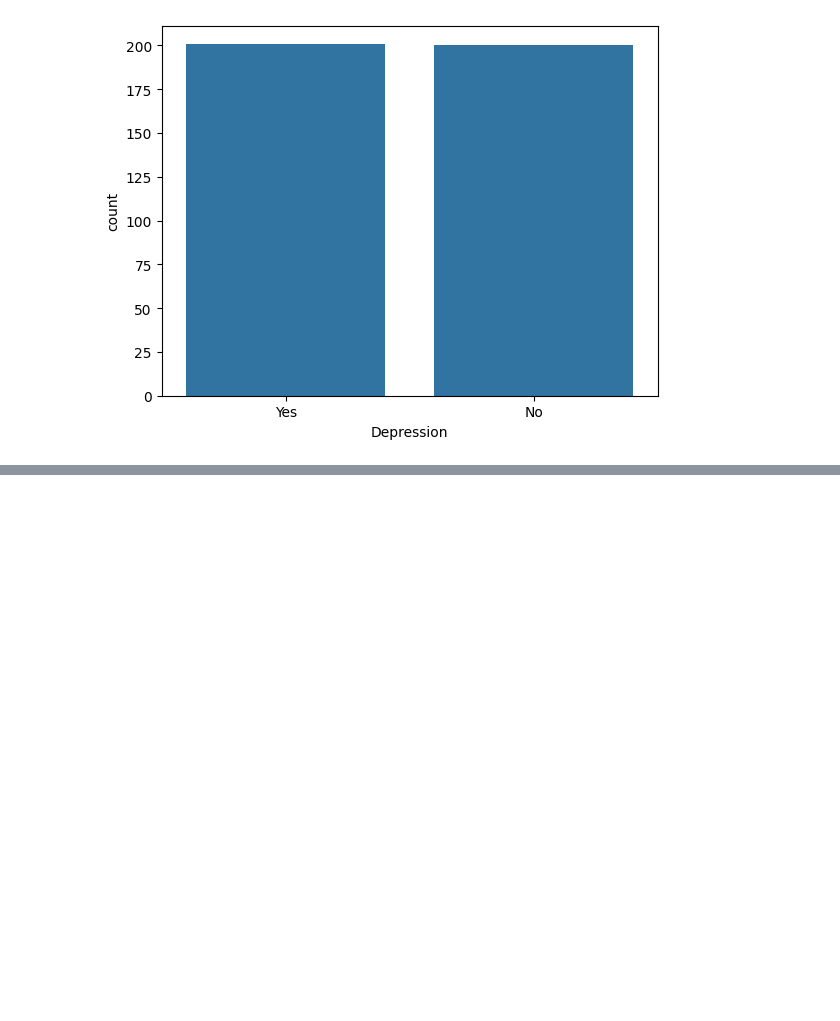
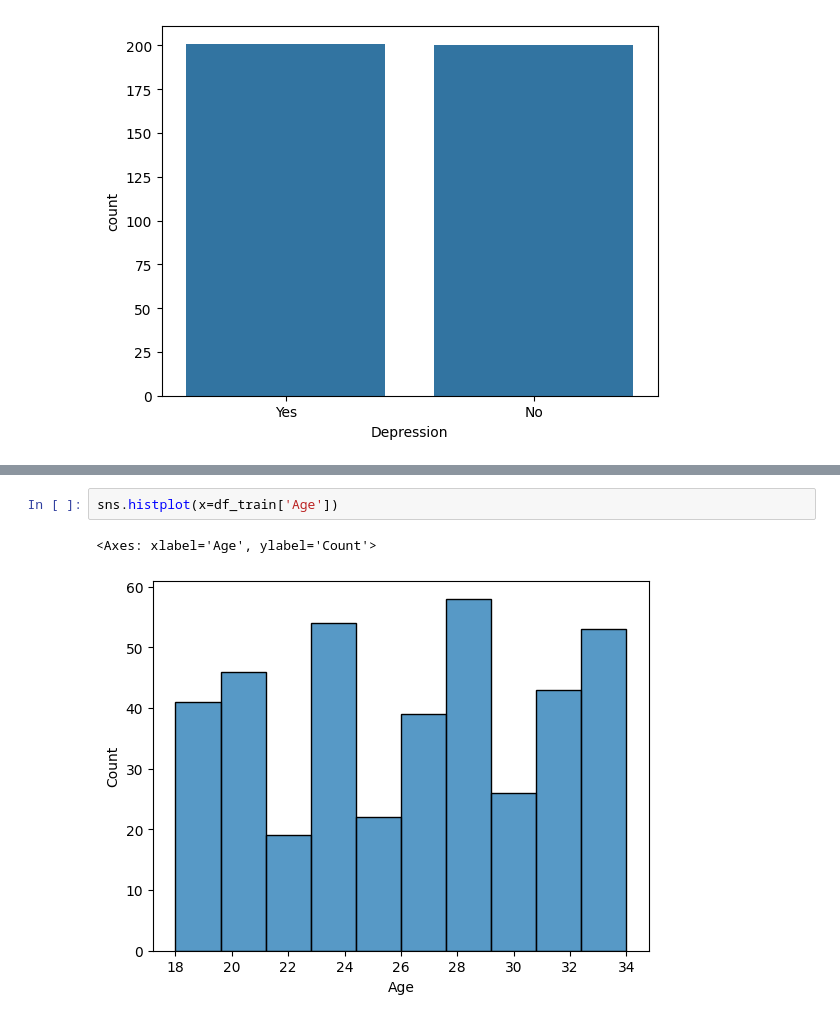
Before and after one commit to ka1817/Kaggle-Mental-Health-Prediction-Challenge, a Jupyter notebook: eda/experiments.ipynb, the cells around one changed output, grey strips where cells are left out. Drawn from its saved outputs; the diff is of its cells as text; blank space fills up the shorter version.

```diff
--- a/eda/experiments.ipynb
+++ b/eda/experiments.ipynb
@@ -280,0 +336,5 @@ sns.countplot(x=df_train['Depression'])
+# %%
+sns.histplot(x=df_train['Age'])
+# %% [output]
+<Axes: xlabel='Age', ylabel='Count'>
+[figure, added]
```
Also changed, not shown: parts of 90 cells of this notebook, 38 other files.
